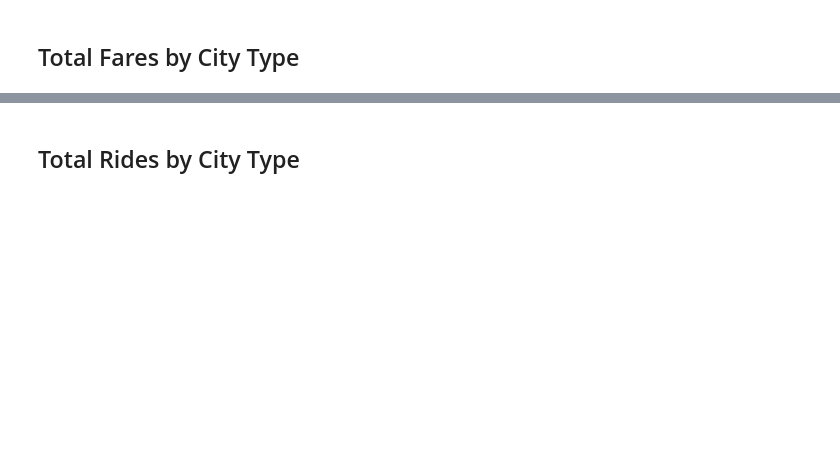
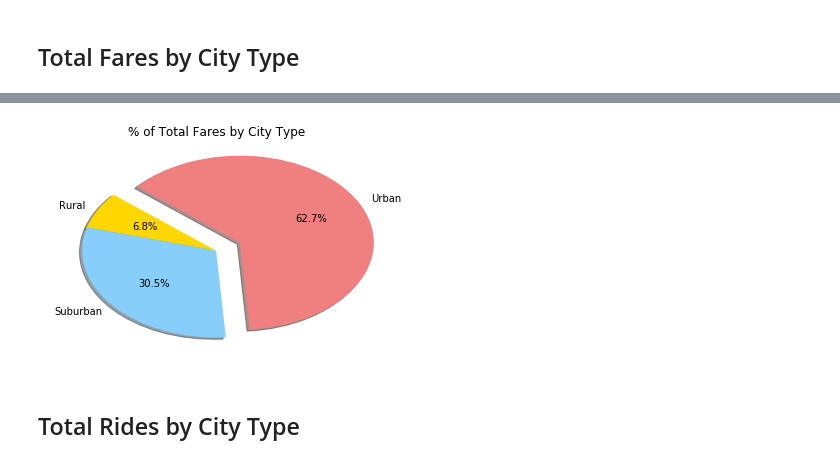
Before and after one commit to roricooper/matplotlib-data-challenge, a Jupyter notebook: pyber.ipynb, the cells around one changed output, grey strips where cells are left out. Drawn from its saved outputs; the diff is of its cells as text; code cells hidden in the pictures; blank space fills up the shorter version.

```diff
--- a/pyber.ipynb
+++ b/pyber.ipynb
@@ -113,2 +97,38 @@ plt.show()
+# %%
+# Calculate Type Percents
+city_type_total_fares = data_merged.groupby(["city","type"])
+#city_type_total_fares.head()
+fare_by_type = pd.DataFrame(data_merged.groupby(["type"]).sum()["fare"])
+fare_by_type.columns = ["total_fares"]
+#fare_by_type
+fare_count = fare_by_type["total_fares"].sum()
+#fare_count
+rural_fares = round(fare_by_type["total_fares"].loc["Rural"],2)
+#rural_fares
+suburban_fares = round(fare_by_type["total_fares"].loc["Suburban"],2)
+#suburban_fares
+urban_fares = round(fare_by_type["total_fares"].loc["Urban"],2)
+#urban_fares
+
+# Build Pie Chart
+labels = ["Rural", "Suburban", "Urban"]
+sizes = [rural_fares, suburban_fares, urban_fares]
+colors = ["gold", "lightskyblue", "lightcoral"]
+explode = (0, 0, 0.2)
+color_scheme = {'Gold':'#FFD700', 'Light Sky Blue':'#87CEFA', 'Light Coral':'#F08080'}
+city_color = {'Rural': color_scheme['Gold'], 'Suburban': color_scheme['Light Sky Blue'], 'Urban': color_scheme['Light Coral']}
+colors = [city_color[n] for n in labels]
+plt.pie(sizes, explode=explode, labels=labels, colors=colors,
+        autopct="%1.1f%%", shadow=True, startangle=140)
+plt.title('% of Total Fares by City Type')
+#plt.show()
+
+# Save Figure
+fig2 = plt.gcf()
+plt.draw()
+plt.show()
+fig2.savefig("Percent_of_Total_Fares_by_City_Type.png",dpi=100)
+# %% [output]
+[figure, added]
 # %% [markdown]
 ## Total Rides by City Type
```
Also changed, not shown: parts of 11 cells of this notebook, 6 other files.
